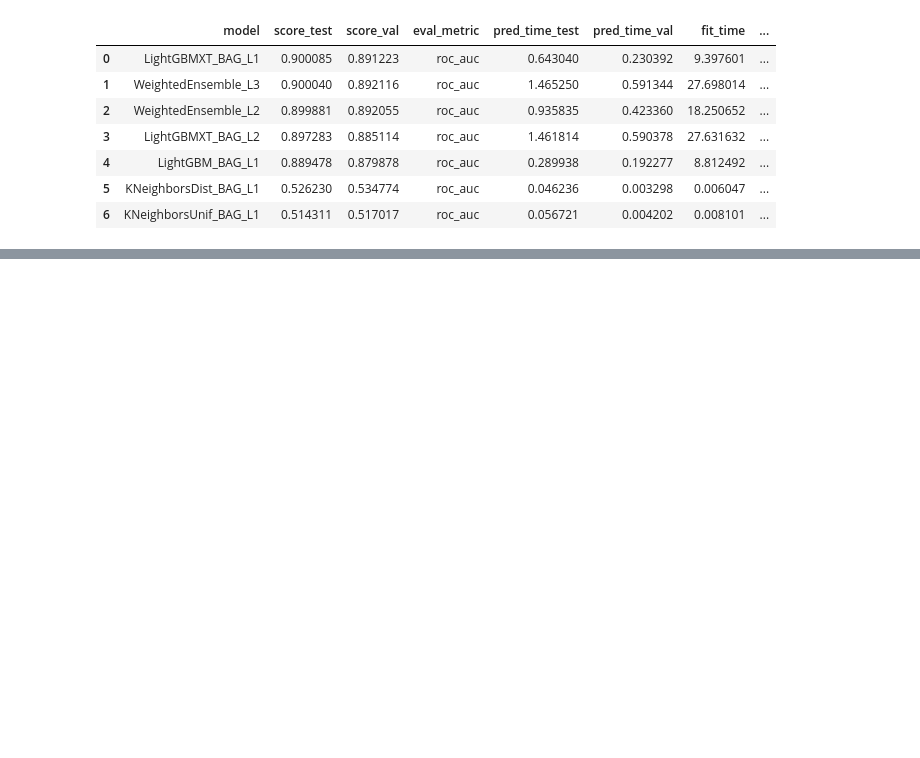
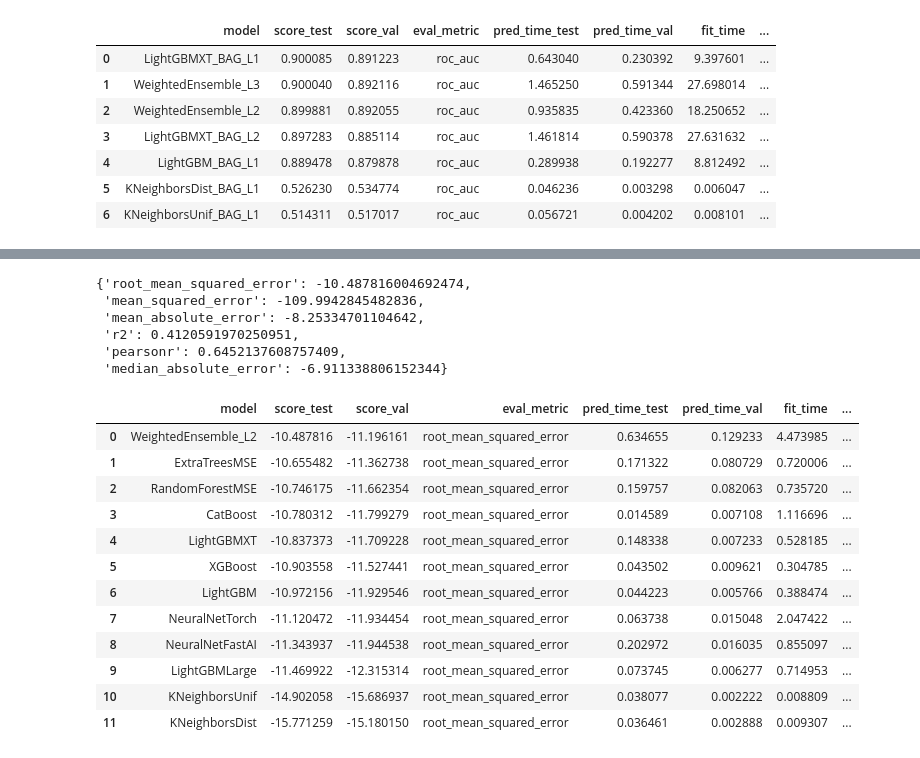
Before and after one commit to flyinacres/autogluon, a Jupyter notebook: autogluon-tabular-essentials.ipynb, the cells around one changed output, grey strips where cells are left out. Drawn from its saved outputs; the diff is of its cells as text; code cells hidden in the pictures; blank space fills up the shorter version.

Commit message:
Kaggle Notebook | autogluon-tabular-essentials | Version 5

```diff
--- a/autogluon-tabular-essentials.ipynb
+++ b/autogluon-tabular-essentials.ipynb
@@ -240,3 +240,6 @@ predictor.leaderboard(test_data)
 | 4 | LightGBM_BAG_L1 | 0.889478 | 0.879878 | roc_auc | 0.289938 | 0.192277 | 8.812492 | ... |
 | 5 | KNeighborsDist_BAG_L1 | 0.526230 | 0.534774 | roc_auc | 0.046236 | 0.003298 | 0.006047 | ... |
 | 6 | KNeighborsUnif_BAG_L1 | 0.514311 | 0.517017 | roc_auc | 0.056721 | 0.004202 | 0.008101 | ... |
+# %%
+age_column = 'age'
+train_data[age_column].head()
@@ -242,0 +253,2 @@ predictor.leaderboard(test_data)
+# %%
+predictor_age = TabularPredictor(label=age_column, path="agModels-predictAge").fit(train_data, time_limit=60)
@@ -242,0 +273,25 @@ predictor.leaderboard(test_data)
+# %%
+predictor_age.evaluate(test_data)
+# %% [output]
+{'root_mean_squared_error': -10.487816004692474,
+ 'mean_squared_error': -109.9942845482836,
+ 'mean_absolute_error': -8.25334701104642,
+ 'r2': 0.4120591970250951,
+ 'pearsonr': 0.6452137608757409,
+ 'median_absolute_error': -6.911338806152344}
+# %%
+predictor_age.leaderboard(test_data)
+# %% [output]
+|  | model | score_test | score_val | eval_metric | pred_time_test | pred_time_val | fit_time | ... |
+| 0 | WeightedEnsemble_L2 | -10.487816 | -11.196161 | root_mean_squared_error | 0.634655 | 0.129233 | 4.473985 | ... |
+| 1 | ExtraTreesMSE | -10.655482 | -11.362738 | root_mean_squared_error | 0.171322 | 0.080729 | 0.720006 | ... |
+| 2 | RandomForestMSE | -10.746175 | -11.662354 | root_mean_squared_error | 0.159757 | 0.082063 | 0.735720 | ... |
+| 3 | CatBoost | -10.780312 | -11.799279 | root_mean_squared_error | 0.014589 | 0.007108 | 1.116696 | ... |
+| 4 | LightGBMXT | -10.837373 | -11.709228 | root_mean_squared_error | 0.148338 | 0.007233 | 0.528185 | ... |
+| 5 | XGBoost | -10.903558 | -11.527441 | root_mean_squared_error | 0.043502 | 0.009621 | 0.304785 | ... |
+| 6 | LightGBM | -10.972156 | -11.929546 | root_mean_squared_error | 0.044223 | 0.005766 | 0.388474 | ... |
+| 7 | NeuralNetTorch | -11.120472 | -11.934454 | root_mean_squared_error | 0.063738 | 0.015048 | 2.047422 | ... |
+| 8 | NeuralNetFastAI | -11.343937 | -11.944538 | root_mean_squared_error | 0.202972 | 0.016035 | 0.855097 | ... |
+| 9 | LightGBMLarge | -11.469922 | -12.315314 | root_mean_squared_error | 0.073745 | 0.006277 | 0.714953 | ... |
+| 10 | KNeighborsUnif | -14.902058 | -15.686937 | root_mean_squared_error | 0.038077 | 0.002222 | 0.008809 | ... |
+| 11 | KNeighborsDist | -15.771259 | -15.180150 | root_mean_squared_error | 0.036461 | 0.002888 | 0.009307 | ... |
```
Also changed, not shown: parts of 2 cells of this notebook.
